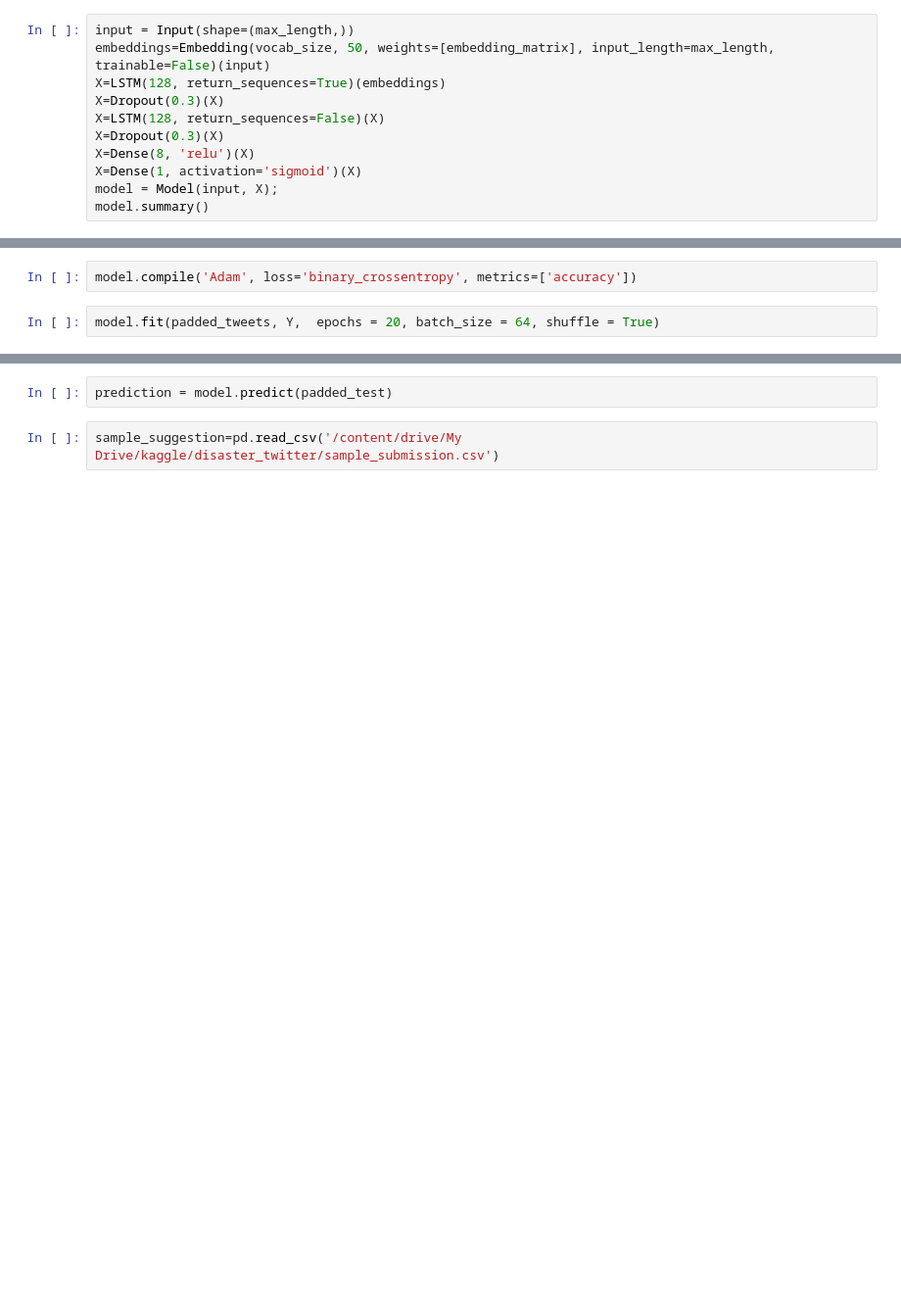
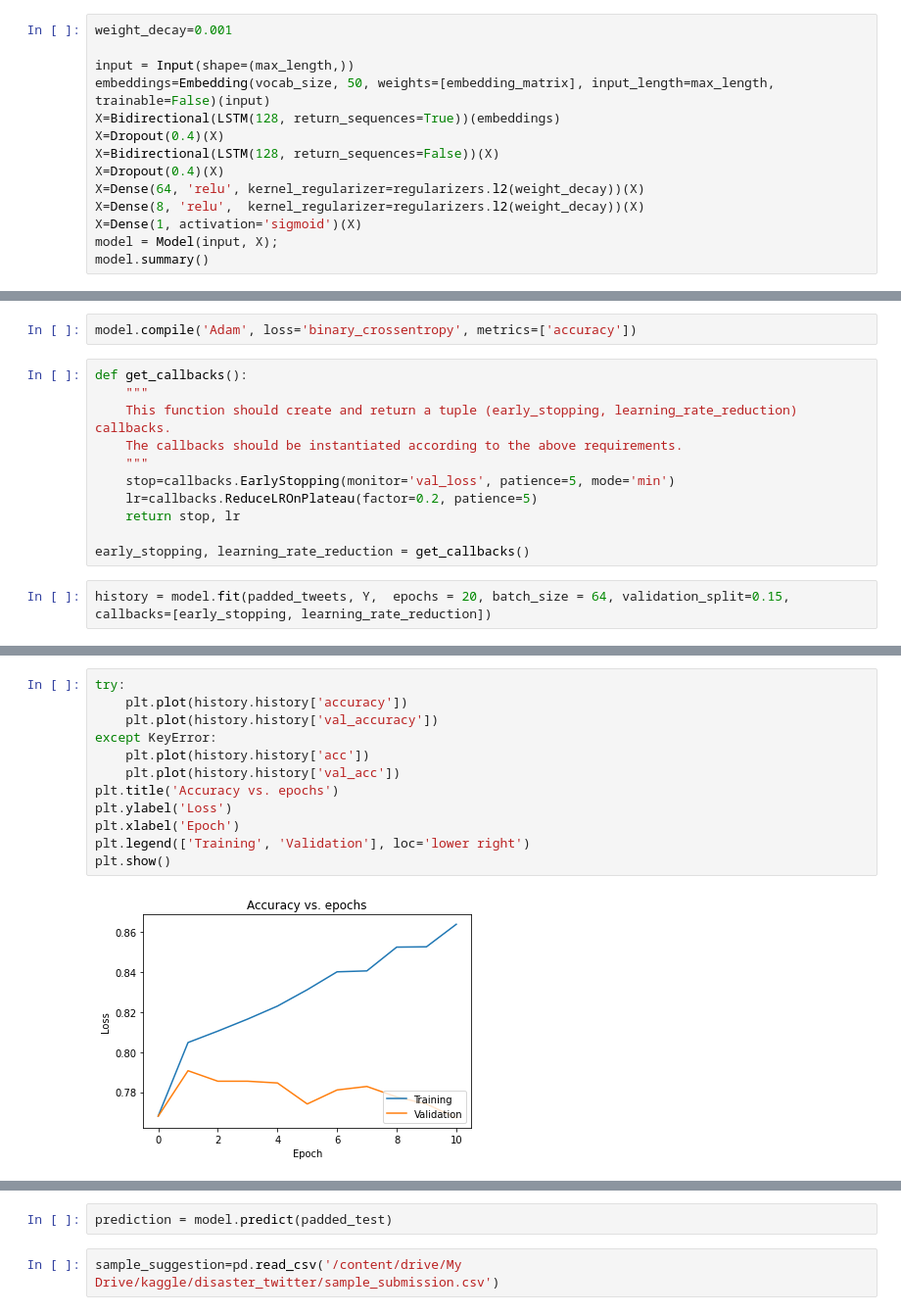
Before and after one commit to sherxon/kaggle, a Jupyter notebook: disaster_twiiter.ipynb, the cells around one changed output, grey strips where cells are left out. Shown at 98% size. Cells and saved outputs as stored; diff of their text form; blank space fills up the shorter version.

```diff
--- a/disaster_twiiter.ipynb
+++ b/disaster_twiiter.ipynb
@@ -82,13 +86,16 @@ vocab_size 31127
 shape of train_input (7613, 33)
 input tweet count 7613
 # %%
+weight_decay=0.001
+
 input = Input(shape=(max_length,))
 embeddings=Embedding(vocab_size, 50, weights=[embedding_matrix], input_length=max_length, trainable=False)(input)
-X=LSTM(128, return_sequences=True)(embeddings)
-X=Dropout(0.3)(X)
-X=LSTM(128, return_sequences=False)(X)
-X=Dropout(0.3)(X)
-X=Dense(8, 'relu')(X)
+X=Bidirectional(LSTM(128, return_sequences=True))(embeddings)
+X=Dropout(0.4)(X)
+X=Bidirectional(LSTM(128, return_sequences=False))(X)
+X=Dropout(0.4)(X)
+X=Dense(64, 'relu', kernel_regularizer=regularizers.l2(weight_decay))(X)
+X=Dense(8, 'relu',  kernel_regularizer=regularizers.l2(weight_decay))(X)
 X=Dense(1, activation='sigmoid')(X)
 model = Model(input, X);
 model.summary()
@@ -112,7 +119,18 @@ Non-trainable params: 1,556,350
 _________________________________________________________________
 # %%
 model.compile('Adam', loss='binary_crossentropy', metrics=['accuracy'])
+# %%
+def get_callbacks():
+    """
+    This function should create and return a tuple (early_stopping, learning_rate_reduction) callbacks.
+    The callbacks should be instantiated according to the above requirements.
+    """
+    stop=callbacks.EarlyStopping(monitor='val_loss', patience=5, mode='min')
+    lr=callbacks.ReduceLROnPlateau(factor=0.2, patience=5)
+    return stop, lr
+
+early_stopping, learning_rate_reduction = get_callbacks()
 # %%
-model.fit(padded_tweets, Y,  epochs = 20, batch_size = 64, shuffle = True)
+history = model.fit(padded_tweets, Y,  epochs = 20, batch_size = 64, validation_split=0.15,  callbacks=[early_stopping, learning_rate_reduction])
 # %% [output]
 Epoch 1/20
@@ -135,0 +153,14 @@ Epoch 20/20
+# %%
+try:
+    plt.plot(history.history['accuracy'])
+    plt.plot(history.history['val_accuracy'])
+except KeyError:
+    plt.plot(history.history['acc'])
+    plt.plot(history.history['val_acc'])
+plt.title('Accuracy vs. epochs')
+plt.ylabel('Loss')
+plt.xlabel('Epoch')
+plt.legend(['Training', 'Validation'], loc='lower right')
+plt.show()
+# %% [output]
+[figure, added]
```
Also changed, not shown: parts of 7 cells of this notebook.
